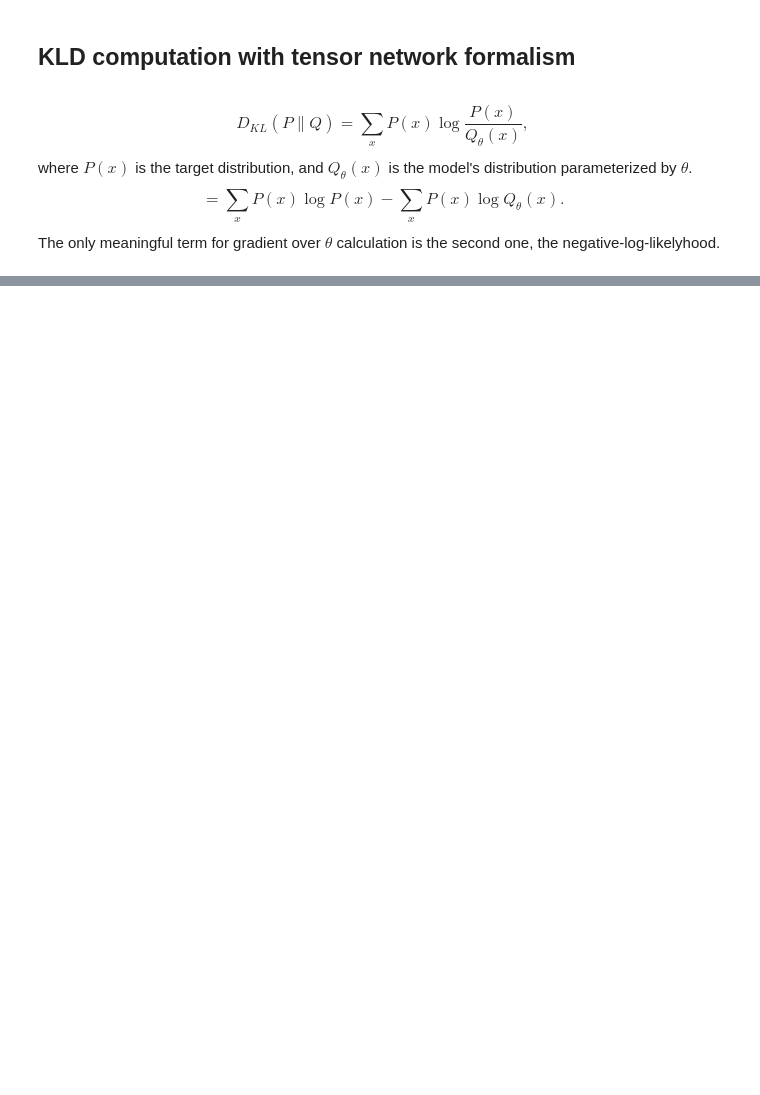
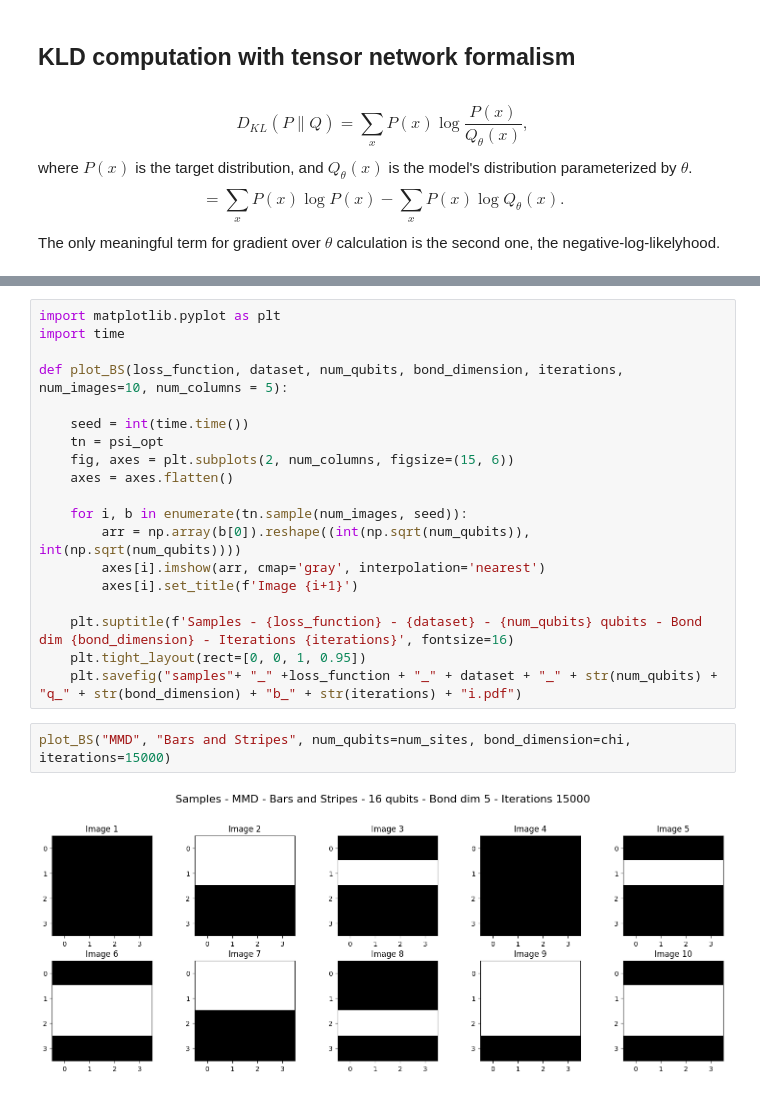
Before and after one commit to mattia-robbiano/tnbm, a Jupyter notebook: fix.ipynb, the cells around one changed output, grey strips where cells are left out. Drawn from its saved outputs; the diff is of its cells as text; blank space fills up the shorter version.

```diff
--- a/fix.ipynb
+++ b/fix.ipynb
@@ -253,0 +302,23 @@ def nnl_loss(psi, htn_data):
+# %%
+import matplotlib.pyplot as plt
+import time
+
+def plot_BS(loss_function, dataset, num_qubits, bond_dimension, iterations, num_images=10, num_columns = 5):
+
+    seed = int(time.time())
+    tn = psi_opt
+    fig, axes = plt.subplots(2, num_columns, figsize=(15, 6))
+    axes = axes.flatten()
+
+    for i, b in enumerate(tn.sample(num_images, seed)):
+        arr = np.array(b[0]).reshape((int(np.sqrt(num_qubits)), int(np.sqrt(num_qubits))))
+        axes[i].imshow(arr, cmap='gray', interpolation='nearest')
+        axes[i].set_title(f'Image {i+1}')
+
+    plt.suptitle(f'Samples - {loss_function} - {dataset} - {num_qubits} qubits - Bond dim {bond_dimension} - Iterations {iterations}', fontsize=16)
+    plt.tight_layout(rect=[0, 0, 1, 0.95])
+    plt.savefig("samples"+ "_" +loss_function + "_" + dataset + "_" + str(num_qubits) + "q_" + str(bond_dimension) + "b_" + str(iterations) + "i.pdf")
+# %%
+plot_BS("MMD", "Bars and Stripes", num_qubits=num_sites, bond_dimension=chi, iterations=15000)
+# %% [output]
+[figure, added]
```
Also changed, not shown: parts of 18 cells of this notebook.
